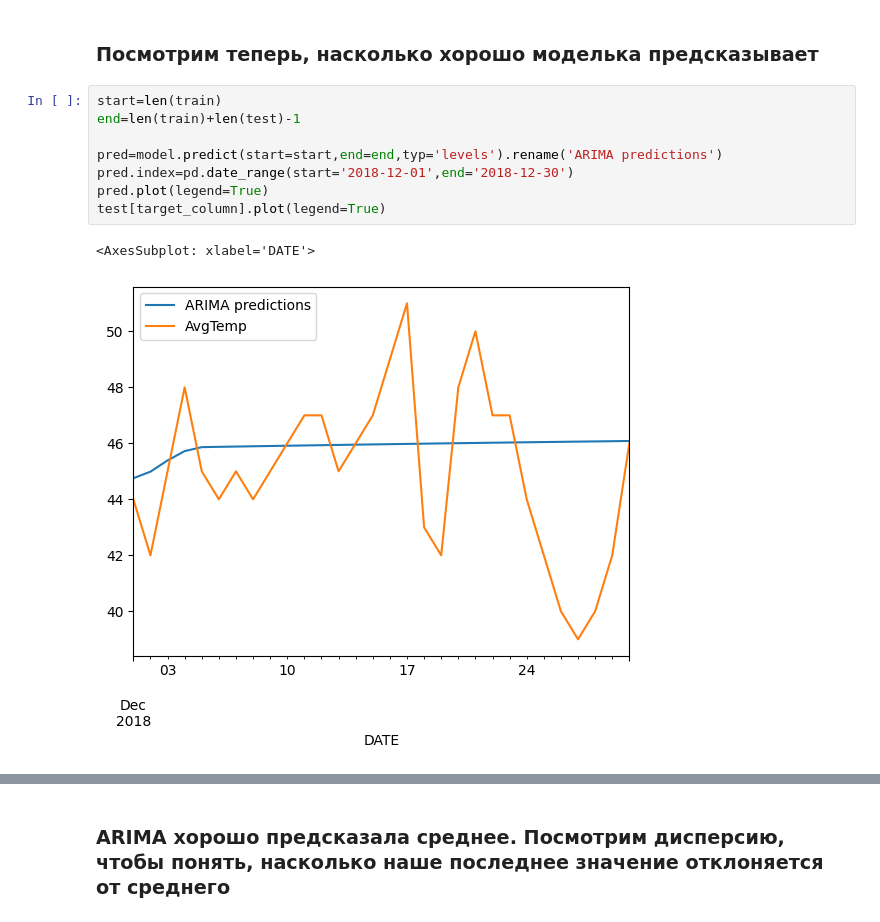
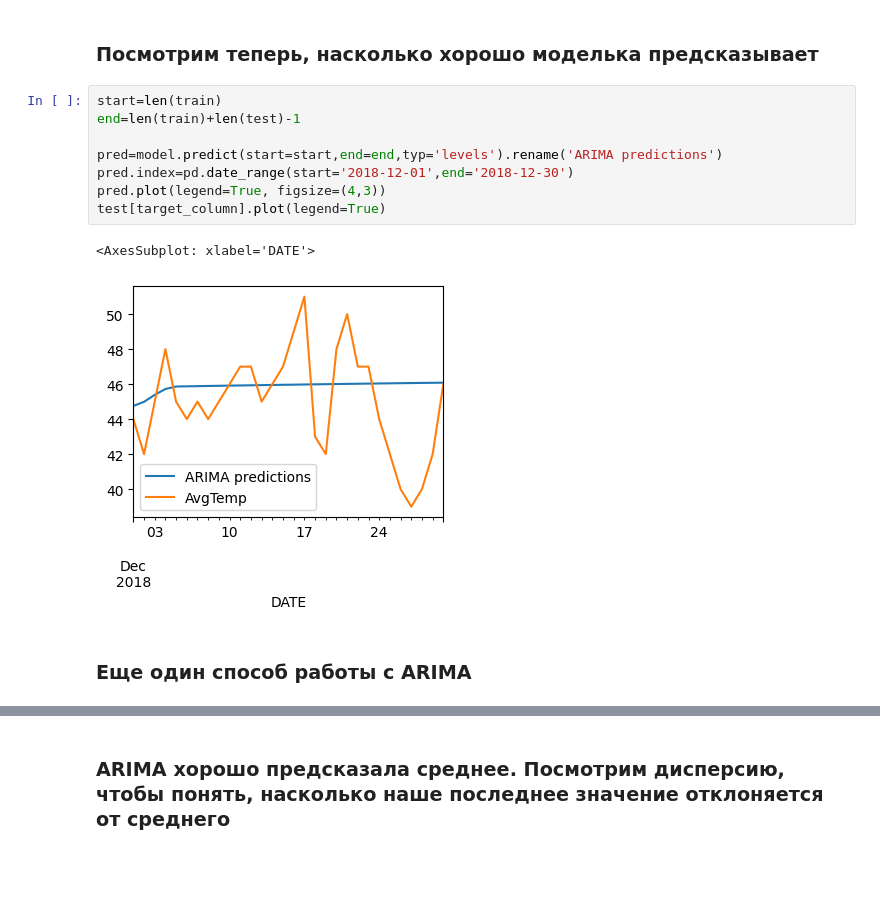
Before and after one commit to GlanceFromTheScreen/DataAnalysis, a Jupyter notebook: ARIMA.ipynb, the cells around one changed output, grey strips where cells are left out. Drawn from its saved outputs; the diff is of its cells as text; blank space fills up the shorter version.

```diff
--- a/ARIMA.ipynb
+++ b/ARIMA.ipynb
@@ -151,14 +151,16 @@ Warnings:
 # %%
 start=len(train)
 end=len(train)+len(test)-1
 
 pred=model.predict(start=start,end=end,typ='levels').rename('ARIMA predictions')
 pred.index=pd.date_range(start='2018-12-01',end='2018-12-30')
-pred.plot(legend=True)
+pred.plot(legend=True, figsize=(4,3))
 test[target_column].plot(legend=True)
 # %% [output]
 <AxesSubplot: xlabel='DATE'>
-[figure, old version]
+[figure, new version]
+# %% [markdown]
+### Еще один способ работы с ARIMA
 # %%
 import pmdarima as pm
 
```
Also changed, not shown: parts of 22 cells of this notebook, 2 other files.
